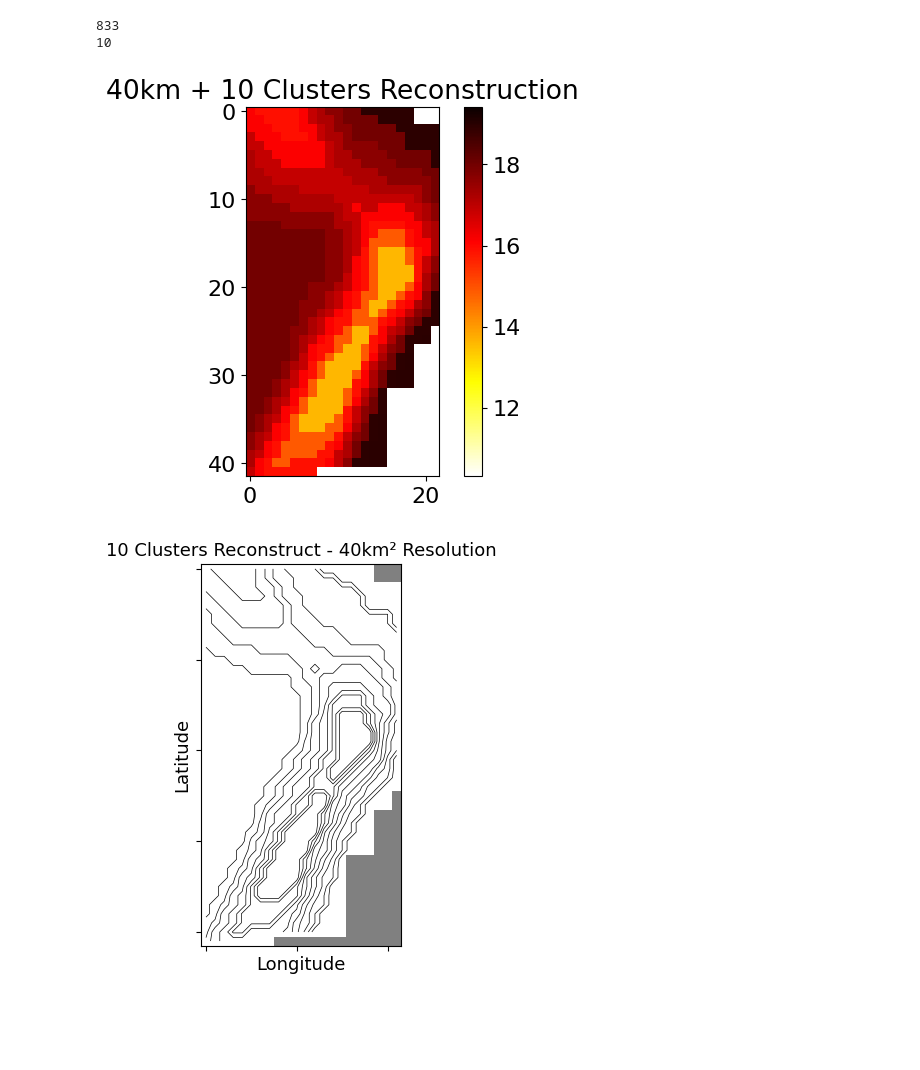
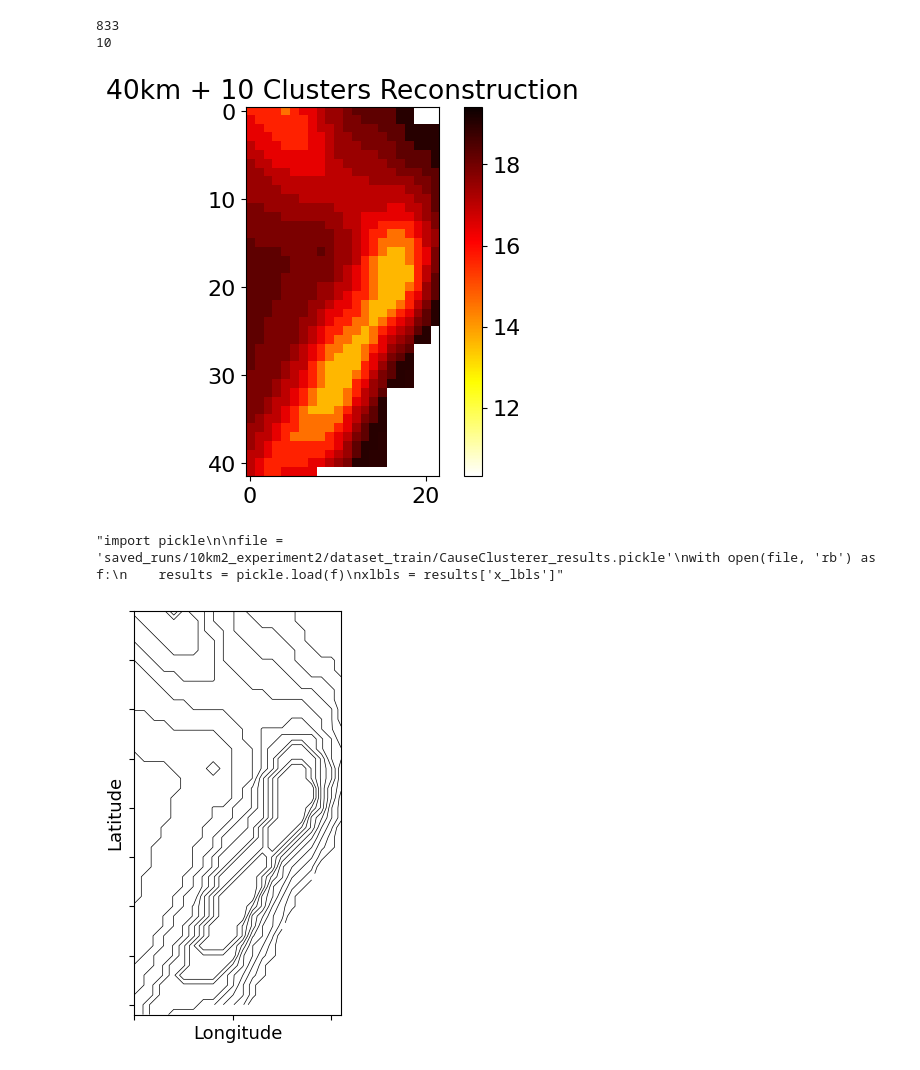
Before and after one commit to jyhong05/CFL_Research, a Jupyter notebook: altitude_extraction/run_cfl.ipynb, the cells around one changed output. Saved outputs shown, nothing was run; the diff lists cells and outputs as text; code cells hidden in the pictures; blank space fills up the shorter version.

```diff
--- a/altitude_extraction/run_cfl.ipynb
+++ b/altitude_extraction/run_cfl.ipynb
@@ -49,10 +52,10 @@ CDE_params = {  'model'        : 'CondExpMod',
                     'activations' : ['relu', 'linear'],
                     'dropouts'    : [0, 0],
                     # training parameters
-                    'batch_size'  : 64,
+                    'batch_size'  : 128,
                     'n_epochs'    : 2500,
                     'optimizer'   : 'adam',
-                    'opt_config'  : {'lr' : 1e-4},
+                    'opt_config'  : {'lr' : 2e-4},
                     'loss'        : 'mean_squared_error',
                     'best'        : True,
                     'early_stopping' : True,
@@ -140,8 +143,17 @@ print(len(set(xlbls)))
 # %%
 reconstruct_temps = reconstruct_plot(train_data, xlbls, title=f'{resolution} + {n_clusters} Clusters Reconstruction')
 # %% [output]
-[figure, old version]
+[figure, new version]
+# %%
+'''import pickle
+
+file = 'saved_runs/10km2_experiment2/dataset_train/CauseClusterer_results.pickle'
+with open(file, 'rb') as f:
+    results = pickle.load(f)
+xlbls = results['x_lbls']'''
+# %% [output]
+"import pickle\n\nfile = 'saved_runs/10km2_experiment2/dataset_train/CauseClusterer_results.pickle'\nwith open(file, 'rb') as f:\n    results = pickle.load(f)\nxlbls = results['x_lbls']"
 # %%
-_ = reconstruct_contour(train_data, xlbls, n_clusters, title=f'{n_clusters} Clusters Reconstruct - {resolution}² Resolution')
+_ = reconstruct_contour(train_data, xlbls, n_clusters, title=None)
 # %% [output]
-[figure, old version]
+[figure, new version]
```
Also changed, not shown: parts of 5 cells of this notebook, 17 other files.
